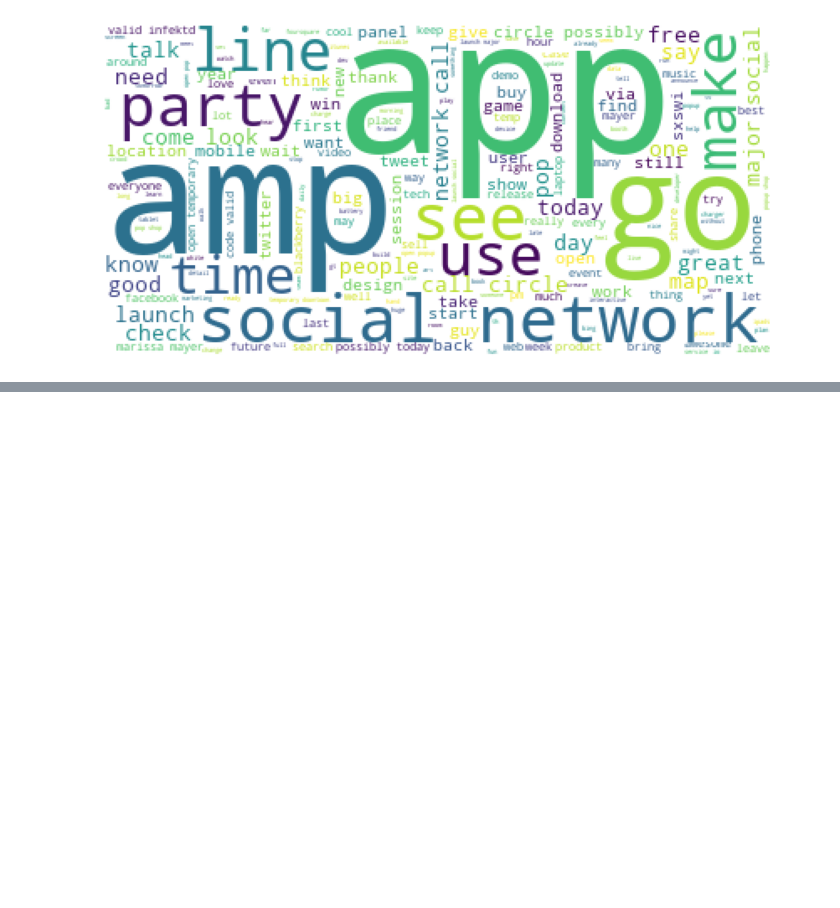
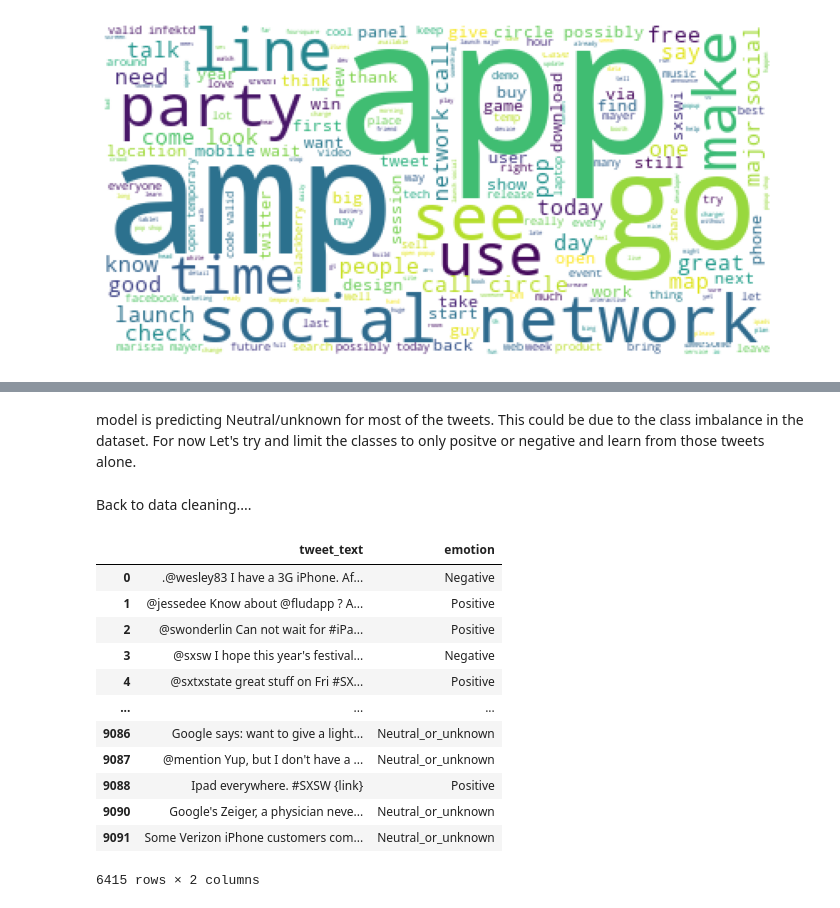
Before and after one commit to luluvalakdawala/NLP_for_tweet_sentiments, a Jupyter notebook: notebooks/exploratory/01_data_exploration.ipynb, the cells around one changed output, grey strips where cells are left out. Drawn from its saved outputs; the diff is of its cells as text; code cells hidden in the pictures; blank space fills up the shorter version.

```diff
--- a/notebooks/exploratory/01_data_exploration.ipynb
+++ b/notebooks/exploratory/01_data_exploration.ipynb
@@ -384,0 +423,20 @@ X_t_vec
+# %% [markdown]
+model is predicting Neutral/unknown for most of the tweets. This could be due to the class imbalance in the dataset. For now Let's try and limit the classes to only positve or negative and learn from those tweets alone.
+# %% [markdown]
+Back to data cleaning....
+# %%
+corpus[corpus['emotion']== 'N']
+# %% [output]
+|  | tweet_text | emotion |
+| 0 | .@wesley83 I have a 3G iPhone. Af... | Negative |
+| 1 | @jessedee Know about @fludapp ? A... | Positive |
+| 2 | @swonderlin Can not wait for #iPa... | Positive |
+| 3 | @sxsw I hope this year's festival... | Negative |
+| 4 | @sxtxstate great stuff on Fri #SX... | Positive |
+| ... | ... | ... |
+| 9086 | Google says: want to give a light... | Neutral_or_unknown |
+| 9087 | @mention Yup, but I don't have a ... | Neutral_or_unknown |
+| 9088 | Ipad everywhere. #SXSW {link} | Positive |
+| 9090 | Google's Zeiger, a physician neve... | Neutral_or_unknown |
+| 9091 | Some Verizon iPhone customers com... | Neutral_or_unknown |
+6415 rows × 2 columns
```
Also changed, not shown: parts of 9 cells of this notebook.
